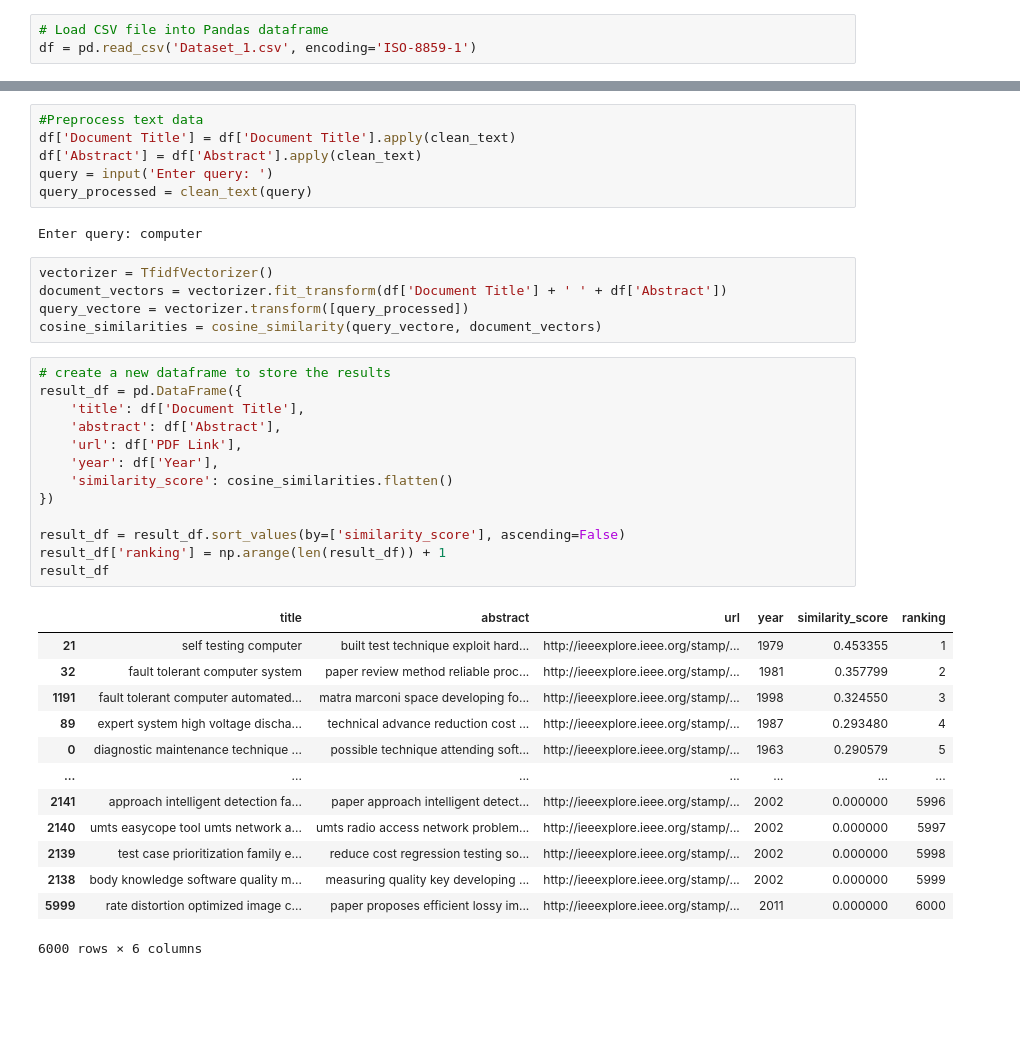
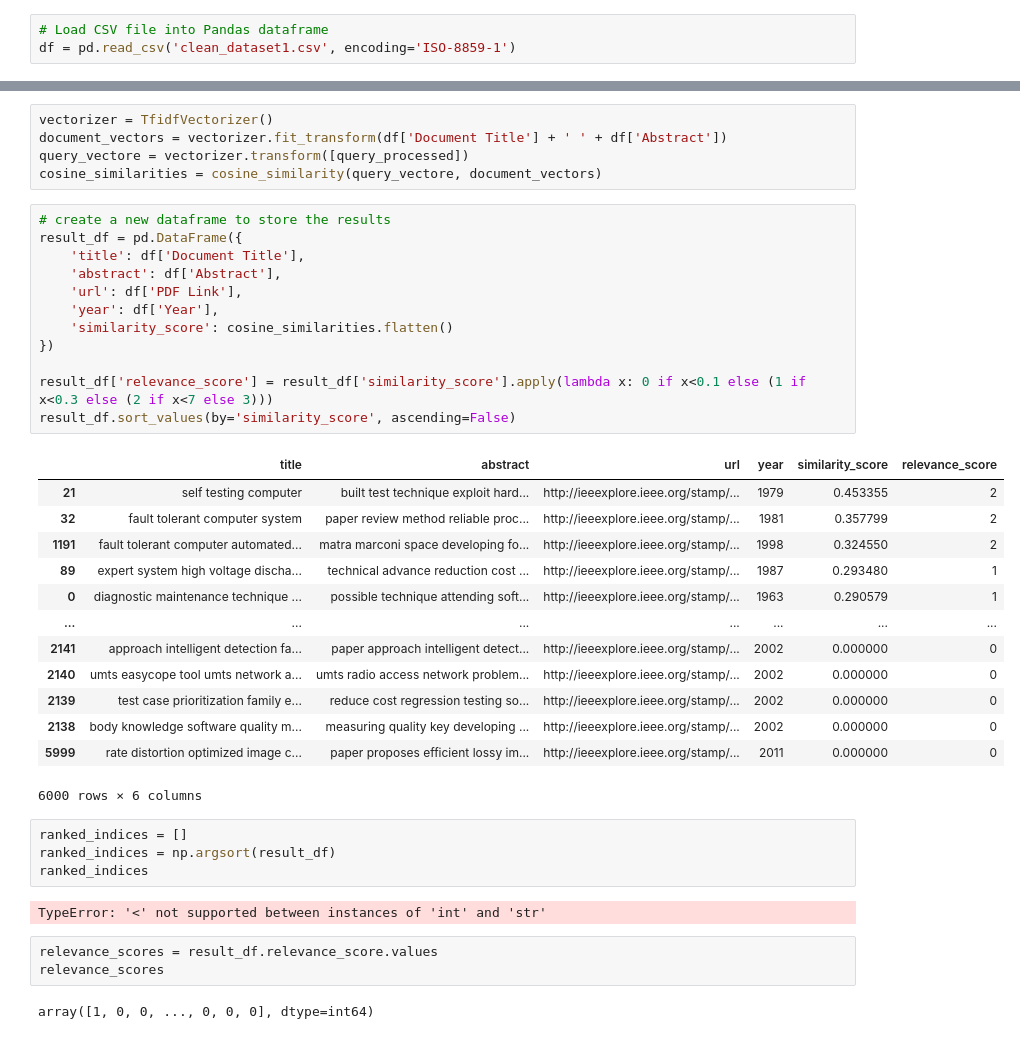
Before and after one commit to sitashmarajbhandari7879/Systematic-literature-review-using-ML-algorithms, a Jupyter notebook: Relevance_ranking.ipynb, the cells around one changed output, grey strips where cells are left out. Cells and saved outputs as stored; diff of their text form; blank space fills up the shorter version.

```diff
--- a/Relevance_ranking.ipynb
+++ b/Relevance_ranking.ipynb
@@ -14,4 +17,4 @@ import nltk
 from nltk.tokenize import word_tokenize,sent_tokenize
 # %%
 # Load CSV file into Pandas dataframe
-df = pd.read_csv('Dataset_1.csv', encoding='ISO-8859-1')
+df = pd.read_csv('clean_dataset1.csv', encoding='ISO-8859-1')
@@ -62,11 +70,3 @@ def clean_text(text, for_embedding=False):
-# %%
-#Preprocess text data
-df['Document Title'] = df['Document Title'].apply(clean_text)
-df['Abstract'] = df['Abstract'].apply(clean_text)
-query = input('Enter query: ')
-query_processed = clean_text(query)
-# %% [output]
-Enter query: computer
 # %%
 vectorizer = TfidfVectorizer()
 document_vectors = vectorizer.fit_transform(df['Document Title'] + ' ' + df['Abstract'])
@@ -75,27 +75,37 @@ cosine_similarities = cosine_similarity(query_vectore, document_vectors)
 # %%
 # create a new dataframe to store the results
 result_df = pd.DataFrame({
     'title': df['Document Title'],
     'abstract': df['Abstract'],
     'url': df['PDF Link'],
     'year': df['Year'],
     'similarity_score': cosine_similarities.flatten()
 })
 
-result_df = result_df.sort_values(by=['similarity_score'], ascending=False)
-result_df['ranking'] = np.arange(len(result_df)) + 1
-result_df
+result_df['relevance_score'] = result_df['similarity_score'].apply(lambda x: 0 if x<0.1 else (1 if x<0.3 else (2 if x<7 else 3)))
+result_df.sort_values(by='similarity_score', ascending=False)
 # %% [output]
-|  | title | abstract | url | year | similarity_score | ranking |
-| 21 | self testing computer | built test technique exploit hard... | http://ieeexplore.ieee.org/stamp/... | 1979 | 0.453355 | 1 |
+|  | title | abstract | url | year | similarity_score | relevance_score |
+| 21 | self testing computer | built test technique exploit hard... | http://ieeexplore.ieee.org/stamp/... | 1979 | 0.453355 | 2 |
 | 32 | fault tolerant computer system | paper review method reliable proc... | http://ieeexplore.ieee.org/stamp/... | 1981 | 0.357799 | 2 |
-| 1191 | fault tolerant computer automated... | matra marconi space developing fo... | http://ieeexplore.ieee.org/stamp/... | 1998 | 0.324550 | 3 |
-| 89 | expert system high voltage discha... | technical advance reduction cost ... | http://ieeexplore.ieee.org/stamp/... | 1987 | 0.293480 | 4 |
-| 0 | diagnostic maintenance technique ... | possible technique attending soft... | http://ieeexplore.ieee.org/stamp/... | 1963 | 0.290579 | 5 |
+| 1191 | fault tolerant computer automated... | matra marconi space developing fo... | http://ieeexplore.ieee.org/stamp/... | 1998 | 0.324550 | 2 |
+| 89 | expert system high voltage discha... | technical advance reduction cost ... | http://ieeexplore.ieee.org/stamp/... | 1987 | 0.293480 | 1 |
+| 0 | diagnostic maintenance technique ... | possible technique attending soft... | http://ieeexplore.ieee.org/stamp/... | 1963 | 0.290579 | 1 |
 | ... | ... | ... | ... | ... | ... | ... |
-| 2141 | approach intelligent detection fa... | paper approach intelligent detect... | http://ieeexplore.ieee.org/stamp/... | 2002 | 0.000000 | 5996 |
-| 2140 | umts easycope tool umts network a... | umts radio access network problem... | http://ieeexplore.ieee.org/stamp/... | 2002 | 0.000000 | 5997 |
-| 2139 | test case prioritization family e... | reduce cost regression testing so... | http://ieeexplore.ieee.org/stamp/... | 2002 | 0.000000 | 5998 |
-| 2138 | body knowledge software quality m... | measuring quality key developing ... | http://ieeexplore.ieee.org/stamp/... | 2002 | 0.000000 | 5999 |
-| 5999 | rate distortion optimized image c... | paper proposes efficient lossy im... | http://ieeexplore.ieee.org/stamp/... | 2011 | 0.000000 | 6000 |
+| 2141 | approach intelligent detection fa... | paper approach intelligent detect... | http://ieeexplore.ieee.org/stamp/... | 2002 | 0.000000 | 0 |
+| 2140 | umts easycope tool umts network a... | umts radio access network problem... | http://ieeexplore.ieee.org/stamp/... | 2002 | 0.000000 | 0 |
+| 2139 | test case prioritization family e... | reduce cost regression testing so... | http://ieeexplore.ieee.org/stamp/... | 2002 | 0.000000 | 0 |
+| 2138 | body knowledge software quality m... | measuring quality key developing ... | http://ieeexplore.ieee.org/stamp/... | 2002 | 0.000000 | 0 |
+| 5999 | rate distortion optimized image c... | paper proposes efficient lossy im... | http://ieeexplore.ieee.org/stamp/... | 2011 | 0.000000 | 0 |
 6000 rows × 6 columns
+# %%
+ranked_indices = []
+ranked_indices = np.argsort(result_df)
+ranked_indices
+# %% [output]
+TypeError: '<' not supported between instances of 'int' and 'str'
+# %%
+relevance_scores = result_df.relevance_score.values
+relevance_scores
+# %% [output]
+array([1, 0, 0, ..., 0, 0, 0], dtype=int64)
```
Also changed, not shown: parts of 11 cells of this notebook, 4 other files.
